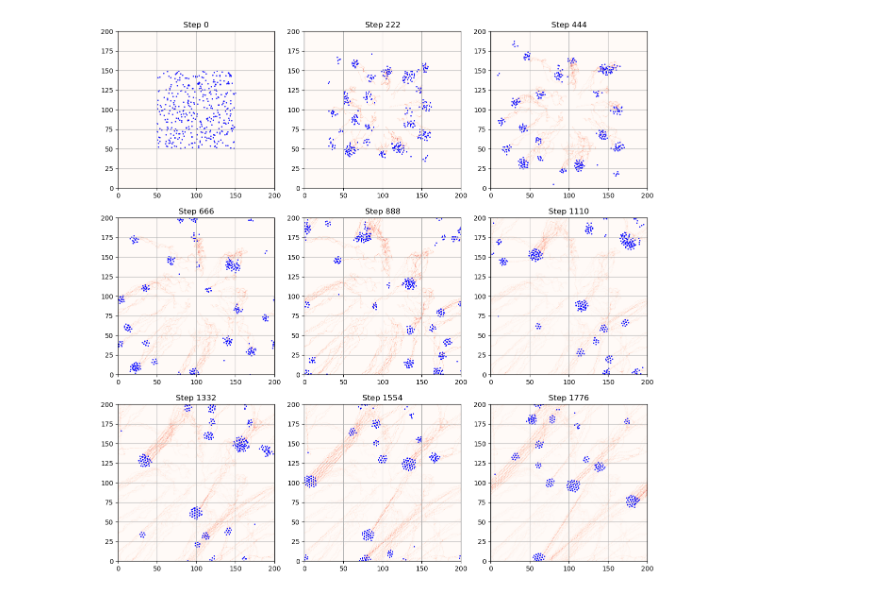
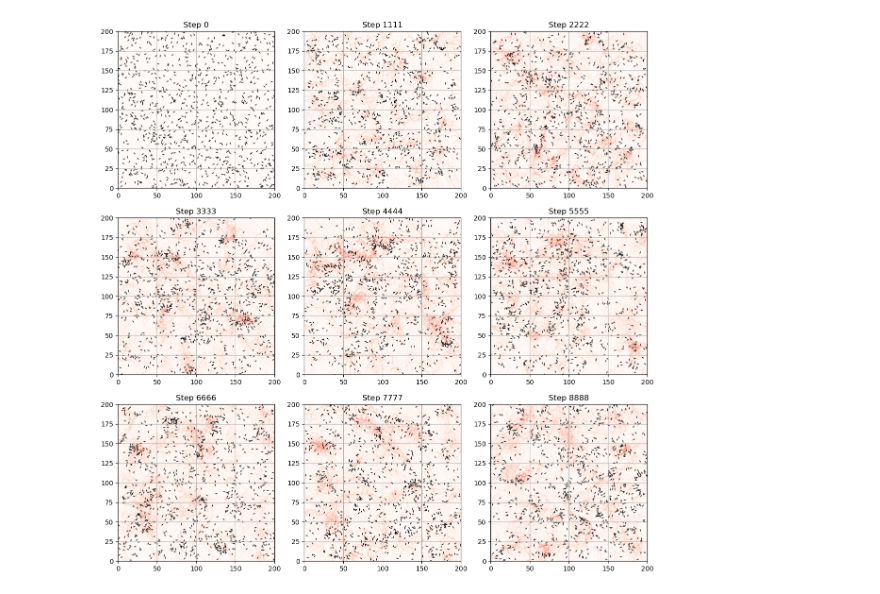
Before and after one commit to JGPannekoek/Natural-Computing, a Jupyter notebook: boids_stigmergic.ipynb, the cells around one changed output. Cells and saved outputs as stored; diff of their text form; code cells hidden in the pictures.

```diff
--- a/boids_stigmergic.ipynb
+++ b/boids_stigmergic.ipynb
@@ -127,13 +339,15 @@ def boids_simulation(num_boids, num_steps, seperation, separation_radius, alignm
 # %%
-num_boids = 400
-num_steps = 2000
-seperation = -0.5
-alignment = 0.6
-cohesion = 0.5
-separation_radius = 3
+num_boids = 1000
+num_steps = 10000
+seperation = -0.3
+alignment = 0.4
+cohesion = 0.3
+pheromone_sensitivity = 1
+separation_radius = 2
 alignment_radius = 8
 cohesion_radius = 8
-rng_key = jr.PRNGKey(0)
+pheromone_radius = 20
+rng_key = jr.PRNGKey(10)
 space_size = 200.0
 
 # Enable edge avoidance
@@ -142,7 +356,9 @@ edge_avoidance_strength = 1.0
 
 # Run the simulation
 position_history, velocity_history, pheromone_history, final_positions, final_velocities = boids_simulation(
-    num_boids, num_steps, seperation, separation_radius, alignment, alignment_radius, cohesion, cohesion_radius, rng_key, space_size = space_size, avoid_edges=avoid_edges, edge_avoidance_strength=edge_avoidance_strength
+    num_boids, num_steps, seperation, separation_radius, alignment, alignment_radius, cohesion,
+      cohesion_radius, rng_key, pheromone_sensitivity, pheromone_radius = pheromone_radius, space_size = space_size, avoid_edges=avoid_edges,
+      edge_avoidance_strength=edge_avoidance_strength
 )
 # %%
 # Plot the positions and use the color for the velocities and pheromone history
@@ -152,37 +368,37 @@ import numpy as np
 # Convert JAX arrays to NumPy for plotting
 position_history_np = np.array(position_history)
 velocity_history_np = np.array(velocity_history)
 pheromone_history_np = np.array(pheromone_history)
 
 # Normalize the velocities for color mapping
 abs_velocities = np.linalg.norm(velocity_history_np, axis=-1)
-velocity_history_np = (velocity_history_np - velocity_history_np.min()) / (velocity_history_np.max() - velocity_history_np.min())
+velocity_history_np = velocity_history_np / (abs_velocities[..., None] + 1e-8)  # Normalize to unit vectors
 
 # Plot the simulation at 9 different time points in a 3x3 grid
-use_velocity = False
+use_velocity = True
 fig, axs = plt.subplots(3, 3, figsize=(12, 12))
 for i, ax in enumerate(axs.flat):
     step = i * (num_steps // 9)
     ax.set_title(f"Step {step}")
     ax.set_aspect('equal')
     ax.grid()
 
     # Plot the pheromone grid as a red heatmap with alpha indicating decay
     pheromone_grid = pheromone_history_np[step]
     ax.imshow(pheromone_grid.T, origin='lower', cmap='Reds', alpha=0.5, extent=(0, space_size, 0, space_size))
 
     # Plot the boids
     if use_velocity:
         ax.quiver(position_history_np[step, :, 0], position_history_np[step, :, 1],
                   velocity_history_np[step, :, 0], velocity_history_np[step, :, 1],
-                  angles='xy', scale_units='xy', scale=1)
+                  angles='xy', scale_units='xy')
     else:
         ax.scatter(position_history_np[step, :, 0], position_history_np[step, :, 1], c='blue', s=1)
 
 plt.tight_layout()
 plt.show()
 # %% [output]
-[figure, old version]
+[figure, new version]
 # %%
 def create_gif(position_history, velocity_history, pheromone_history, filename='boids_simulation.gif', fps=5, frame_step=10, use_arrows=True, window_size=100.0, space_size=100.0):
     """
```
Also changed, not shown: parts of 3 cells of this notebook, 5 other files.
